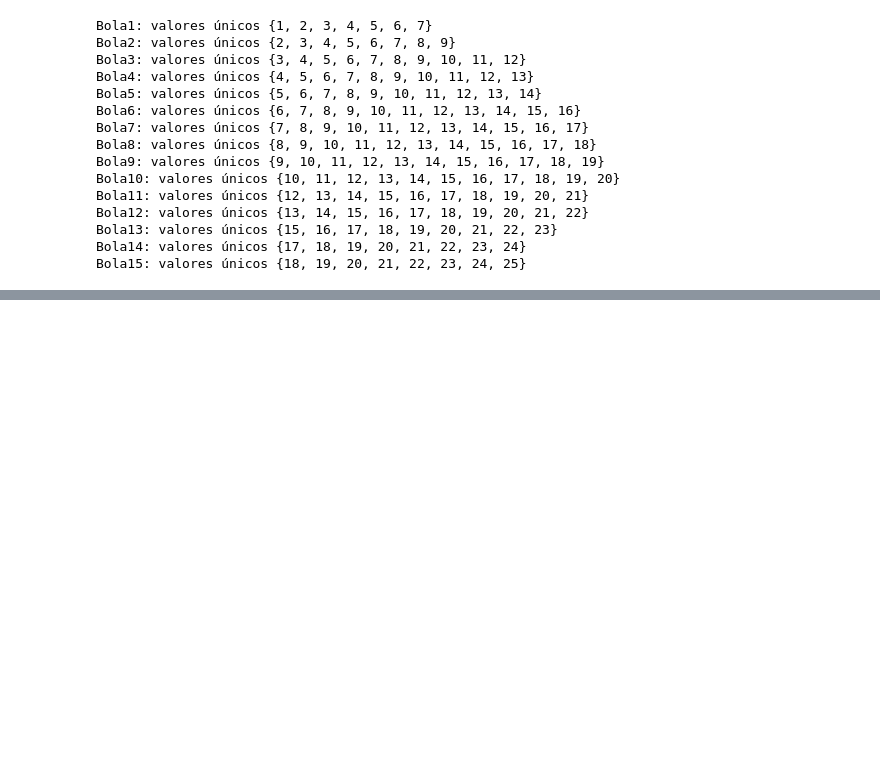
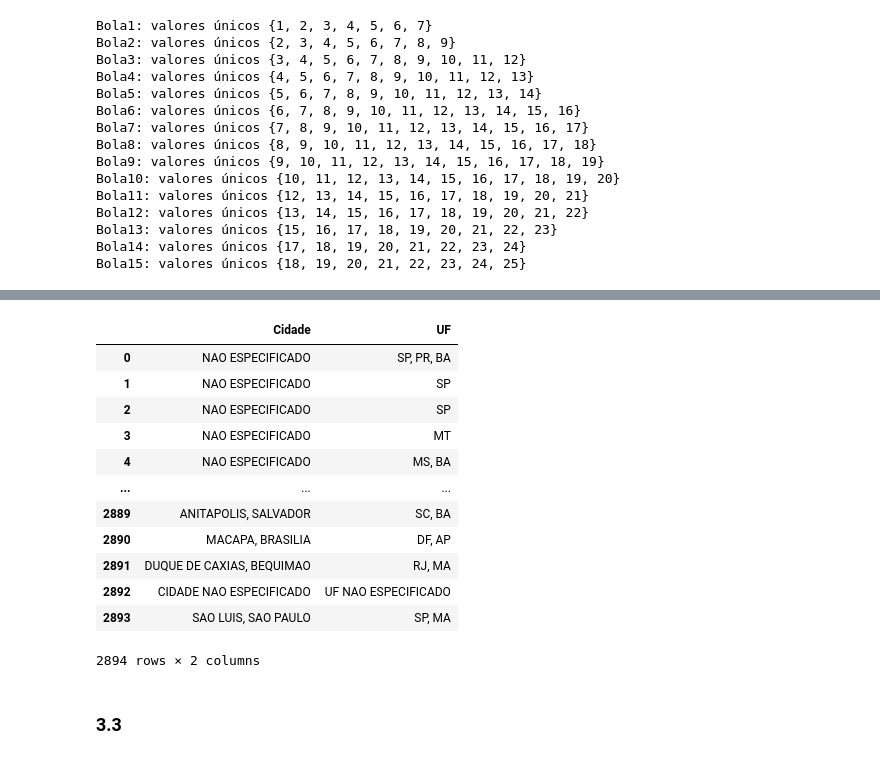
Before and after one commit to AurelioGuilherme/ETL-Engenharia-de-dados-DNC, a Jupyter notebook: Notebook/lotofacil.ipynb, the cells around one changed output, grey strips where cells are left out. Drawn from its saved outputs; the diff is of its cells as text; code cells hidden in the pictures; blank space fills up the shorter version.

```diff
--- a/Notebook/lotofacil.ipynb
+++ b/Notebook/lotofacil.ipynb
@@ -202,0 +357,20 @@ Nota-se que o as informações contidas sobre os números das bola sorteadas est
+# %%
+df[['Cidade', 'UF']]  = df['Cidade / UF'].apply(dividir_cidade_uf)
+# %%
+df[['Cidade', 'UF']]
+# %% [output]
+|  | Cidade | UF |
+| 0 | NAO ESPECIFICADO | SP, PR, BA |
+| 1 | NAO ESPECIFICADO | SP |
+| 2 | NAO ESPECIFICADO | SP |
+| 3 | NAO ESPECIFICADO | MT |
+| 4 | NAO ESPECIFICADO | MS, BA |
+| ... | ... | ... |
+| 2889 | ANITAPOLIS, SALVADOR | SC, BA |
+| 2890 | MACAPA, BRASILIA | DF, AP |
+| 2891 | DUQUE DE CAXIAS, BEQUIMAO | RJ, MA |
+| 2892 | CIDADE NAO ESPECIFICADO | UF NAO ESPECIFICADO |
+| 2893 | SAO LUIS, SAO PAULO | SP, MA |
+2894 rows × 2 columns
+# %% [markdown]
+### 3.3
```
Also changed, not shown: parts of 59 cells of this notebook, 1 other file.
